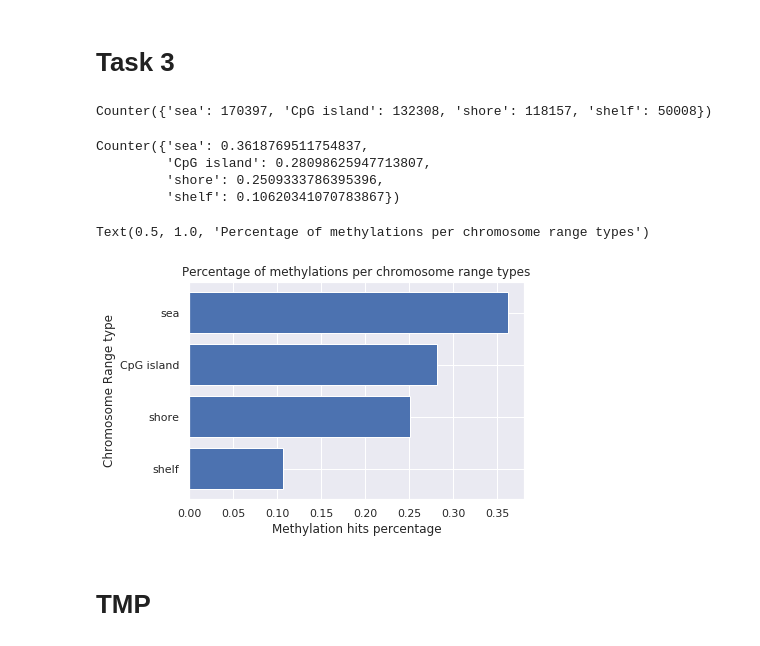
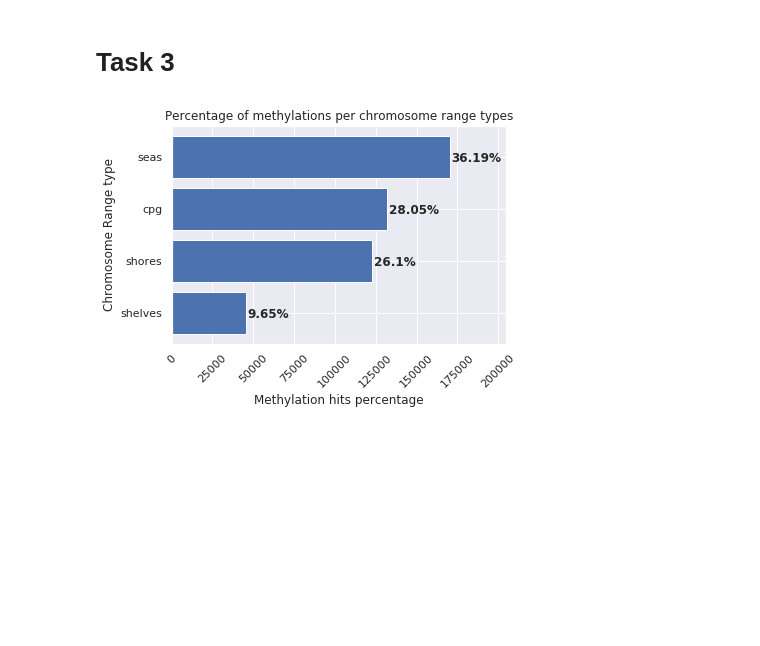
Before and after one commit to szymanskir/bioinformatics, a Jupyter notebook: Project2/ CpG islands and DNA Methylation analysis.ipynb, the cells around one changed output. Saved outputs shown, nothing was run; the diff lists cells and outputs as text; code cells hidden in the pictures; blank space fills up the shorter version.

```diff
--- a/Project2/ CpG islands and DNA Methylation analysis.ipynb
+++ b/Project2/ CpG islands and DNA Methylation analysis.ipynb
@@ -249,2 +48,5 @@ for variety in ['CpG island', 'sea', 'shore', 'shelf']:
+# %%
+for bed, filename in zip([cpg_islands, shores, shelves, seas], ['cpg.bed', 'shores.bed', 'shelves.bed', 'seas.bed']):
+    bed.saveas(filename)
 # %% [markdown]
 # Task 2
@@ -274,2 +53,6 @@ methylations.sort(key = lambda x: (x.chromosome, x.coordinate))
+# %%
+methylations_data = BedTool('./wgEncodeHaibMethyl450A549Etoh02SitesRep1.bed.gz')
+autosomal_methylations_data = keep_autosomal_chromosomes(methylations_data)
+autosomal_methylations_data = BedTool([midpoint(m) for m in autosomal_methylations_data])
 # %% [markdown]
 # Task 3
@@ -283,17 +59,8 @@ counts = Counter(areas)
-# %%
-counts
-# %% [output]
-Counter({'sea': 170397, 'CpG island': 132308, 'shore': 118157, 'shelf': 50008})
-# %%
-total = sum(counts.values())
-percentages = counts.copy()
-
-for p in percentages:
-    percentages[p] /= total
-
-percentages
-# %% [output]
-Counter({'sea': 0.3618769511754837,
-         'CpG island': 0.28098625947713807,
-         'shore': 0.2509333786395396,
-         'shelf': 0.10620341070783867})
+# %%
+def get_hits(chromosome_ranges, metylations):
+    return len(metylations.intersect(chromosome_ranges, u=True))
+# %%
+hit_counts = {name: get_hits(bed, autosomal_methylations_data)
+        for bed, name in zip([cpg_islands, shores, shelves, seas], ['cpg', 'shores', 'shelves', 'seas'])}
+
+sorted_hits = dict(sorted(hit_counts.items(), key=lambda kv: kv[1]))
@@ -300,12 +70,13 @@ Counter({'sea': 0.3618769511754837,
 # %%
-fig, ax = plt.subplots()
-ax.barh(list(percentages.keys()), percentages.values())
-ax.invert_yaxis()
+fib, ax = plt.subplots()
+ax.barh(list(sorted_hits.keys()), sorted_hits.values())
 ax.set_xlabel('Methylation hits percentage')
 ax.set_ylabel('Chromosome Range type')
 ax.set_title('Percentage of methylations per chromosome range types')
+ax.set_xlim(0, 205000)
+plt.xticks(rotation=45)
+
+for i, v in enumerate(sorted_hits.values()):
+    ax.text(v + 1000, i - 0.1, f'{round(100 * list(percentages.values())[i], 2)}%', fontweight='bold')
 # %% [output]
-Text(0.5, 1.0, 'Percentage of methylations per chromosome range types')
-[figure, old version]
+[figure, new version]
-# %% [markdown]
-# TMP
```
Also changed, not shown: parts of 32 cells of this notebook.
